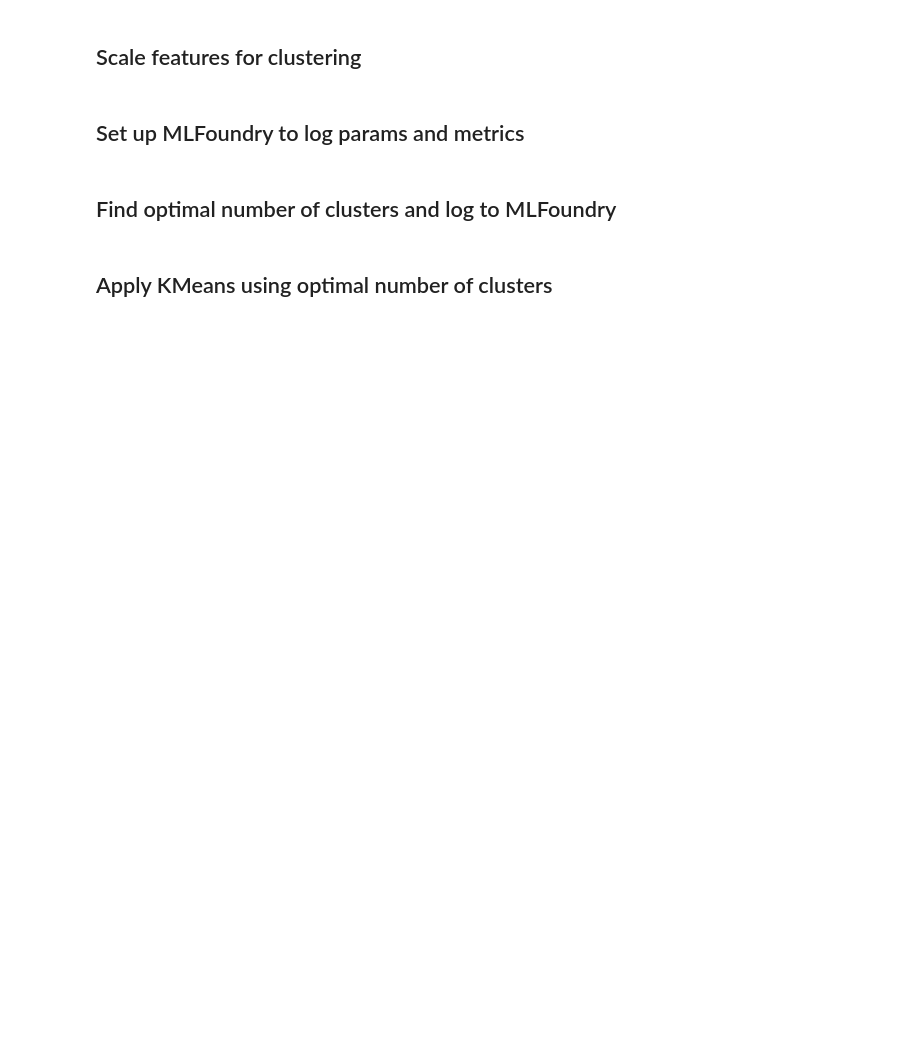
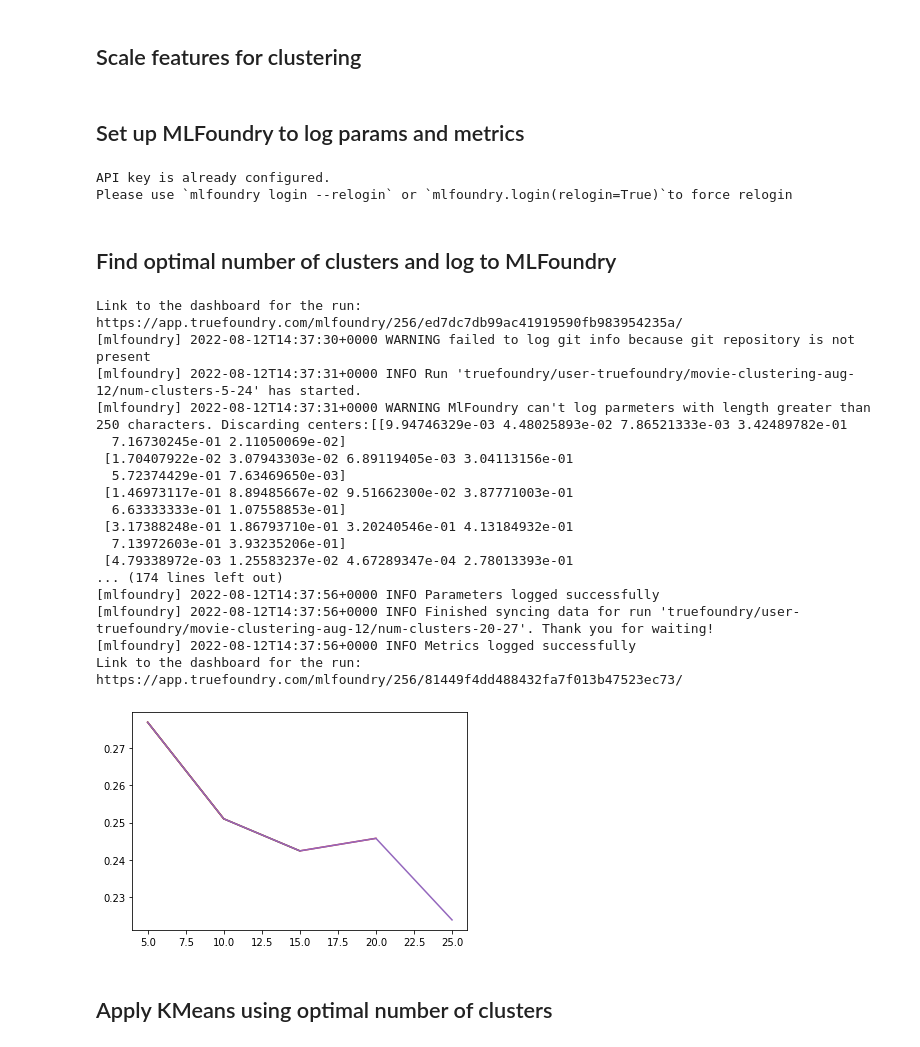
Before and after one commit to srihari-tf/recommender-system-tfy, a Jupyter notebook: train.ipynb, the cells around one changed output. Cells and saved outputs as stored; diff of their text form; code cells hidden in the pictures; blank space fills up the shorter version.

```diff
--- a/train.ipynb
+++ b/train.ipynb
@@ -12,3 +23,5 @@ import pandas as pd
 movie_meta_df = pd.read_csv('https://raw.githubusercontent.com/srihari-tf/recommender-system-tfy/master/movies_metadata.csv')
 keywords_df = pd.read_csv('https://raw.githubusercontent.com/srihari-tf/recommender-system-tfy/master/keywords.csv')
 ratings_df = pd.read_csv("https://raw.githubusercontent.com/srihari-tf/recommender-system-tfy/master/ratings_small.csv")
+
+movie_meta_df = movie_meta_df[movie_meta_df['id'].isin(ratings_df['movieId'].astype('string'))]
@@ -73,22 +103,49 @@ import mlfoundry
 
 mlfoundry.login()
 client = mlfoundry.get_client()
-MLF_PROJECT_NAME= "movie-clustering-jul-29-1"
+MLF_PROJECT_NAME= "movie-clustering-aug-12"
+# %% [output]
+API key is already configured.
+Please use `mlfoundry login --relogin` or `mlfoundry.login(relogin=True)`to force relogin
 # %% [markdown]
 ## Find optimal number of clusters and log to MLFoundry
 # %%
 from sklearn.cluster import KMeans
 from sklearn.metrics import silhouette_score
-
+import matplotlib.pyplot as plt
 
 clustering_df = scaled_df[['budget', 'popularity', 'revenue', 'runtime', 'vote_average', 'vote_count']]
 
-for num_cluster in [5, 10, 15, 20, 25]:
+cluster_sizes = [5, 10, 15, 20, 25]
+scores = []
+for index, num_cluster in enumerate(cluster_sizes):
     run = client.create_run(project_name=MLF_PROJECT_NAME, run_name=f"num-clusters-{num_cluster}")
     cluster_fit = KMeans(n_clusters=num_cluster, random_state=0).fit(clustering_df)
     score = silhouette_score(clustering_df, cluster_fit.labels_, metric='euclidean', sample_size=None, random_state=None)
     run.log_params({'num_clusters': num_cluster, 'centers': cluster_fit.cluster_centers_})
     run.log_metrics({'silhouette_score': score})
+    scores.append(score)
+    plt.plot(cluster_sizes[:index+1], scores)
+    run.log_plots({'cluster_vs_score': plt})
+# %% [output]
+Link to the dashboard for the run: https://app.truefoundry.com/mlfoundry/256/ed7dc7db99ac41919590fb983954235a/
+[mlfoundry] 2022-08-12T14:37:30+0000 WARNING failed to log git info because git repository is not present
+[mlfoundry] 2022-08-12T14:37:31+0000 INFO Run 'truefoundry/user-truefoundry/movie-clustering-aug-12/num-clusters-5-24' has started.
+[mlfoundry] 2022-08-12T14:37:31+0000 WARNING MlFoundry can't log parmeters with length greater than 250 characters. Discarding centers:[[9.94746329e-03 4.48025893e-02 7.86521333e-03 3.42489782e-01
+  7.16730245e-01 2.11050069e-02]
+ [1.70407922e-02 3.07943303e-02 6.89119405e-03 3.04113156e-01
+  5.72374429e-01 7.63469650e-03]
+ [1.46973117e-01 8.89485667e-02 9.51662300e-02 3.87771003e-01
+  6.63333333e-01 1.07558853e-01]
+ [3.17388248e-01 1.86793710e-01 3.20240546e-01 4.13184932e-01
+  7.13972603e-01 3.93235206e-01]
+ [4.79338972e-03 1.25583237e-02 4.67289347e-04 2.78013393e-01
+... (174 lines left out)
+[mlfoundry] 2022-08-12T14:37:56+0000 INFO Parameters logged successfully
+[mlfoundry] 2022-08-12T14:37:56+0000 INFO Finished syncing data for run 'truefoundry/user-truefoundry/movie-clustering-aug-12/num-clusters-20-27'. Thank you for waiting!
+[mlfoundry] 2022-08-12T14:37:56+0000 INFO Metrics logged successfully
+Link to the dashboard for the run: https://app.truefoundry.com/mlfoundry/256/81449f4dd488432fa7f013b47523ec73/
+[figure, added]
 # %% [markdown]
 ## Apply KMeans using optimal number of clusters
 # %%
```
Also changed, not shown: parts of 19 cells of this notebook.
